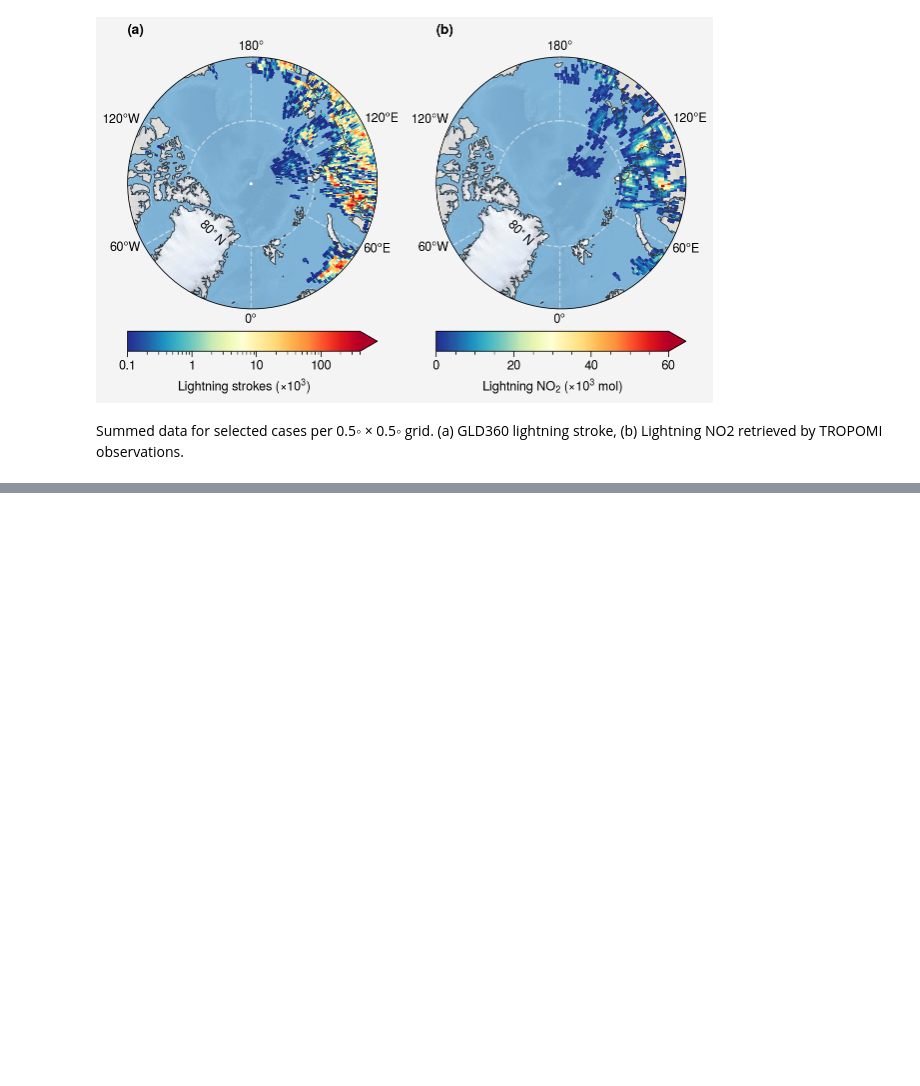
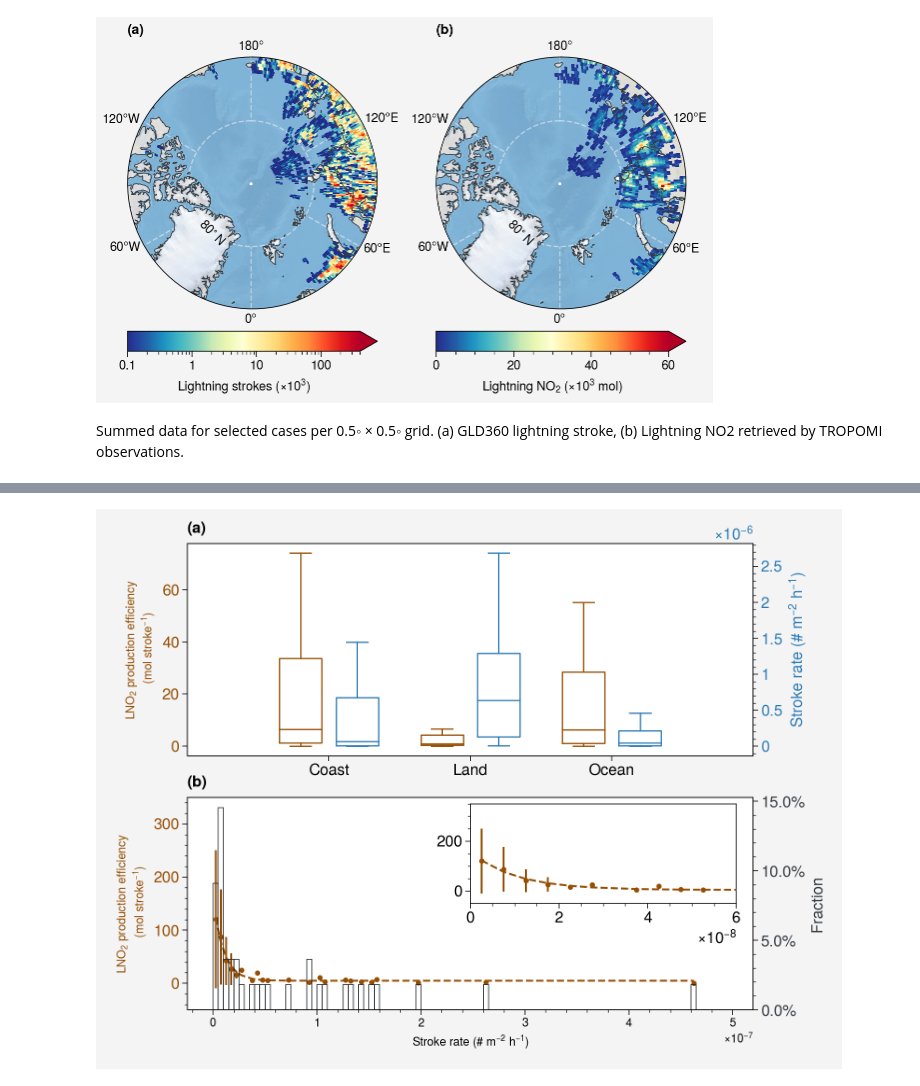
Before and after one commit to zxdawn/S5P-LNO2-Notebook, a Jupyter notebook: analysis/lightning_no2_production.ipynb, the cells around one changed output, grey strips where cells are left out. Saved outputs shown, nothing was run; the diff lists cells and outputs as text; code cells hidden in the pictures; blank space fills up the shorter version.

```diff
--- a/analysis/lightning_no2_production.ipynb
+++ b/analysis/lightning_no2_production.ipynb
@@ -80,0 +93,15 @@ Summed data for selected cases per 0.5◦ × 0.5◦ grid. (a) GLD360 lightning s
+# %%
+def filter_case(df):
+    df_lno2 = df[(df['pe_lno2']>0)&(df['pe_lno2geo']>0)&(df['pe_lno2vis'])>0]
+
+    return df_lno2
+
+df_lno2 = pd.read_csv('../data/S5P_LNO2_production.csv')
+df_lno2 = filter_case(df_lno2)
+
+# corrected stroke considering the detection efficiency
+df_lno2['nlightning'] *= 4
+df_lno2['pe_lno2'] /= 4
+
+df_lno2['time'] = pd.to_datetime(df_lno2['time'])
+df_lno2['lfr'] = df_lno2['nlightning']/df_lno2['area']
@@ -80,0 +183,77 @@ Summed data for selected cases per 0.5◦ × 0.5◦ grid. (a) GLD360 lightning s
+# %%
+fig, (ax1, ax2) = plt.subplots(2, 1, figsize=(8, 6))
+
+plt.rcParams.update({'font.size': 12, 'font.family':'sans-serif'})
+
+pe_grp = list(df_lno2.groupby('region')['pe_lno2'].agg(list))
+lfr_grp = list(df_lno2.groupby('region')['lfr'].agg(list))
+
+bpl = ax1.boxplot(pe_grp, positions=np.array(range(len(pe_grp)))*2.0-0.4, sym='', widths=0.6)
+
+ax3 = ax1.twinx()
+bpr = ax3.boxplot(lfr_grp, positions=np.array(range(len(lfr_grp)))*2.0+0.4, sym='', widths=0.6)
+
+def set_box_color(bp, color):
+    plt.setp(bp['boxes'], color=color)
+    plt.setp(bp['whiskers'], color=color)
+    plt.setp(bp['caps'], color=color)
+    plt.setp(bp['medians'], color=color)
+
+set_box_color(bpl, 'warm brown')
+set_box_color(bpr, '#2C7BB6')
+
+ticks = ['Coast', 'Land', 'Ocean']
+plt.xticks(range(0, len(ticks) * 2, 2), ticks)
+ax1.set_xlim(-2, len(ticks)*2)
+
+# # ------- plot LNO2 production ---------
+ax4 = ax2.twinx()
+mask = df_lno2['nlightning']>100
+df_lno2['lfr'][mask].plot.hist(bins=lfr_bins,
+                                     weights=np.ones(len(df_lno2[mask])) / len(df_lno2[mask]),
+                                     fc='none', edgecolor='gray9', ax=ax4, zorder=1)
+ax4.yaxis.set_major_formatter(PercentFormatter(1))
+
+ax2.plot(xs, ys, '.', c='warm brown', zorder=100)
+ax2.errorbar(xs, ys, ystd, fmt='none', c='warm brown', capsize=0, zorder=100)
+ax2.plot(xs, monoExp(xs, m, t, b), '--', c='warm brown', zorder=100)
+ax2.set_ylim([-50, 350])
+
+
+ax1.grid(False)
+ax2.grid(False)
+ax3.grid(False)
+ax4.grid(False)
+
+ax1.set_ylabel('LNO$_2$ production efficiency \n (mol stroke$^{-1}$)', color='warm brown')
+ax3.set_ylabel('Stroke rate (# m$^{-2}$ h$^{-1}$)', color='#2C7BB6')
+ax2.set_xlabel('Stroke rate (# m$^{-2}$ h$^{-1}$)')
+ax2.set_ylabel('LNO$_2$ production efficiency \n (mol stroke$^{-1}$)', color='warm brown')
+
+
+ax4.set_ylabel('Fraction', color='gray8')
+
+ax1.tick_params(axis='x', labelsize=12)
+ax1.tick_params(axis='y', labelcolor='warm brown', labelsize=12)
+ax2.tick_params(axis='y', labelcolor='warm brown', labelsize=12)
+ax3.tick_params(axis='y', labelcolor='#2C7BB6', labelsize=12)
+ax4.tick_params(axis='y', labelcolor='gray8', labelsize=12)
+
+ax1.minorticks_off()
+
+plt.tight_layout()
+
+ax1.text(0, 1.05, '(a)', transform=ax1.transAxes, size=12, weight='bold')
+ax2.text(0, 1.05, '(b)', transform=ax2.transAxes, size=12, weight='bold')
+
+axins = ax2.inset_axes([0.5, 0.5, 0.47, 0.47])
+axins.plot(xs, ys, '.', c='warm brown', zorder=100)
+axins.errorbar(xs, ys, ystd, fmt='none', c='warm brown', capsize=0, zorder=100)
+axins.plot(xs, monoExp(xs, m, t, b), '--', c='warm brown', zorder=100)
+axins.set_ylim([-50, 350])
+axins.set_xlim([0, 6e-8])
+axins.grid(False)
+
+fig.savefig('../figures/pe_rate.pdf')
+# %% [output]
+[figure, added]
```
Also changed, not shown: parts of 10 cells of this notebook.
